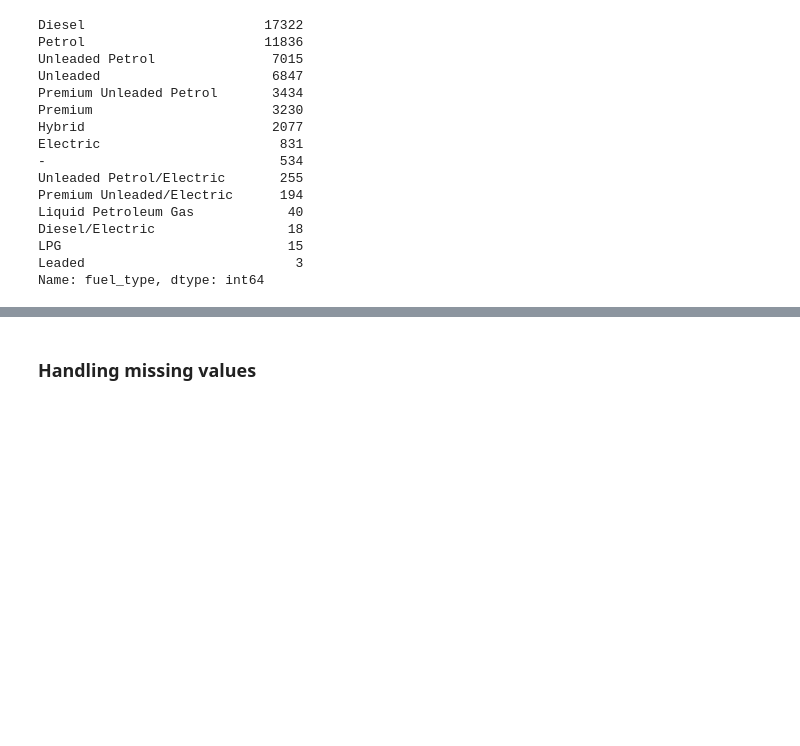
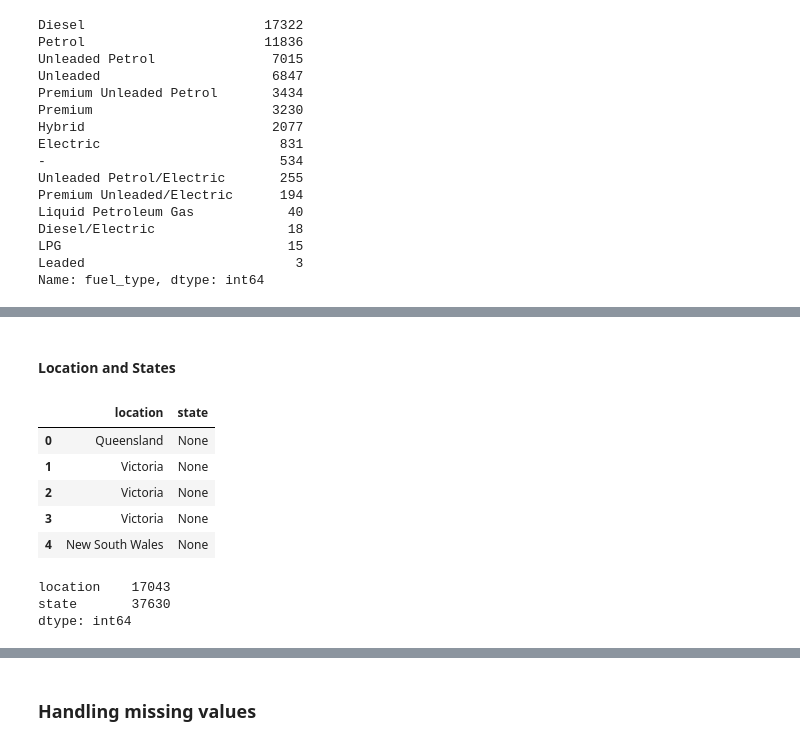
Before and after one commit to jaekang0/Jaehong-Kang-Project-Repository, a Jupyter notebook: Australian Used Car Price Prediction and Market Analysis/python/preprocessing.ipynb, the cells around one changed output, grey strips where cells are left out. Saved outputs shown, nothing was run; the diff lists cells and outputs as text; code cells hidden in the pictures; blank space fills up the shorter version.

Commit message:
Further cleaned column data types, now just car model name needs cleaning

```diff
--- a/Australian Used Car Price Prediction and Market Analysis/python/preprocessing.ipynb
+++ b/Australian Used Car Price Prediction and Market Analysis/python/preprocessing.ipynb
@@ -115,0 +324,14 @@ color 235
+# %%
+# Standardize
+cars['drive_type'] = cars['drive_type'].str.lower().str.strip()
+
+drive_map = {
+    'front': 'fwd',
+    'rear': 'rwd',
+    'awd': 'awd',
+    '4wd': '4wd',
+    'other': 'unknown',
+    'unknown': 'unknown'
+}
+
+cars['drive_type'] = cars['drive_type'].replace(drive_map)
@@ -134,0 +425,13 @@ Name: fuel_type, dtype: int64
+# %%
+# Standarize
+cars['used_or_new'] = (
+    cars['used_or_new']
+    .str.strip()
+    .str.lower()
+)
+
+condition_map = {
+    'new in stock': 'new'
+}
+
+cars['used_or_new'] = cars['used_or_new'].replace(condition_map)
@@ -134,0 +445,3 @@ Name: fuel_type, dtype: int64
+# %%
+# Rename for convinience
+cars = cars.rename(columns={'used_or_new':'condition'})
@@ -134,0 +457,2 @@ Name: fuel_type, dtype: int64
+# %%
+cars = cars.drop(columns=['status']) # Already have condition column so no need
@@ -134,0 +580,17 @@ Name: fuel_type, dtype: int64
+# %% [markdown]
+#### Location and States
+# %%
+cars[['location','state']].head()
+# %% [output]
+|  | location | state |
+| 0 | Queensland | None |
+| 1 | Victoria | None |
+| 2 | Victoria | None |
+| 3 | Victoria | None |
+| 4 | New South Wales | None |
+# %%
+cars[['location','state']].isna().sum()
+# %% [output]
+location    17043
+state       37630
+dtype: int64
```
Also changed, not shown: parts of 61 cells of this notebook.
